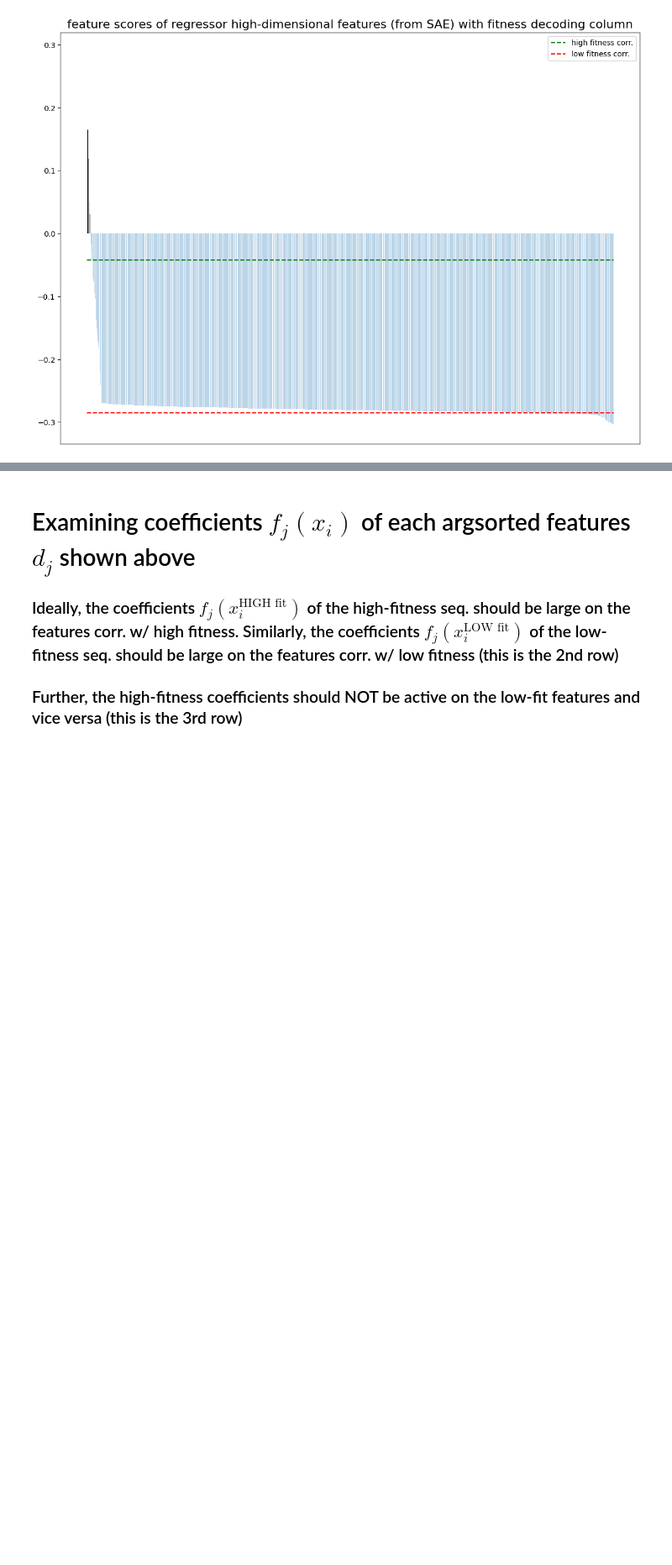
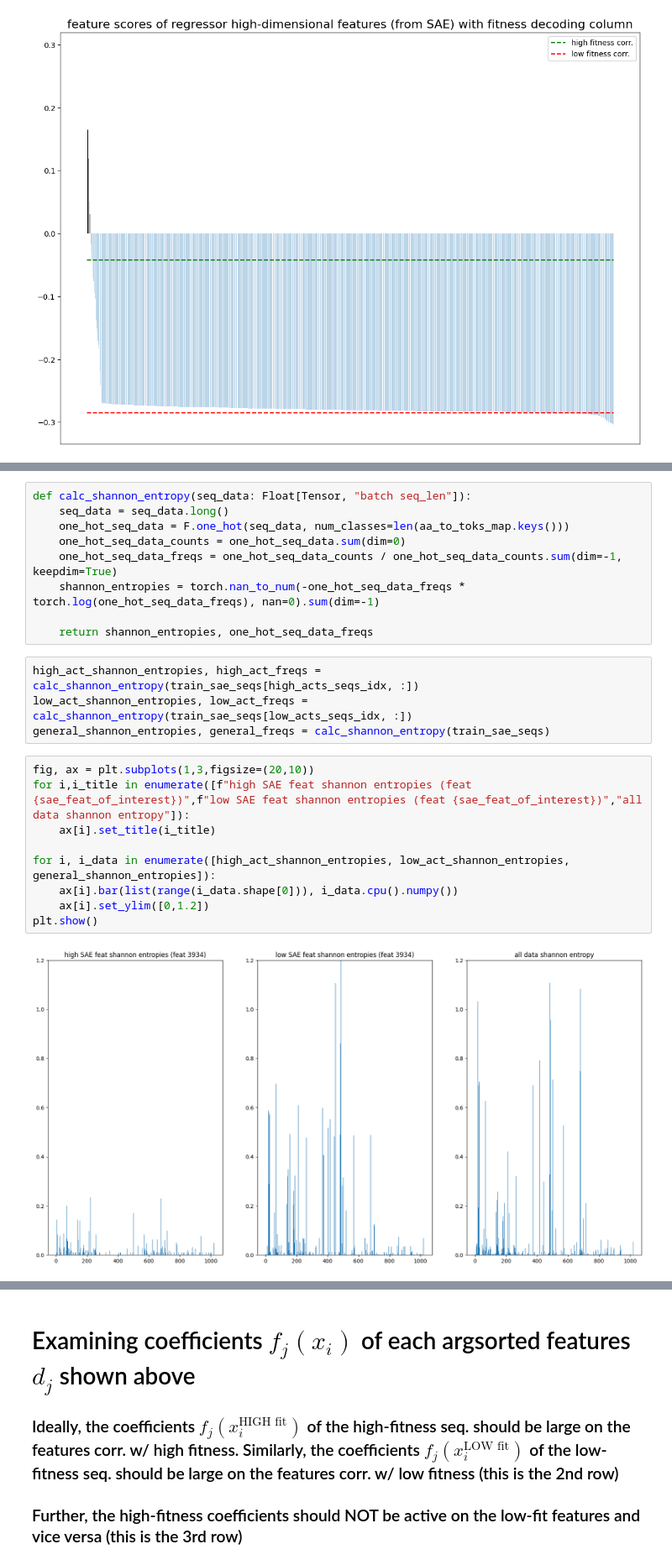
Before and after one commit to blab/mutational-embedding-vectors, a Jupyter notebook: notebooks/plm_circuits/ex21_covfit_SAE.ipynb, the cells around one changed output, grey strips where cells are left out. Shown at 84% size. Cells and saved outputs as stored; diff of their text form; blank space fills up the shorter version.

```diff
--- a/notebooks/plm_circuits/ex21_covfit_SAE.ipynb
+++ b/notebooks/plm_circuits/ex21_covfit_SAE.ipynb
@@ -552,0 +625,24 @@ plt.show()
+# %%
+def calc_shannon_entropy(seq_data: Float[Tensor, "batch seq_len"]):
+    seq_data = seq_data.long()
+    one_hot_seq_data = F.one_hot(seq_data, num_classes=len(aa_to_toks_map.keys()))
+    one_hot_seq_data_counts = one_hot_seq_data.sum(dim=0)
+    one_hot_seq_data_freqs = one_hot_seq_data_counts / one_hot_seq_data_counts.sum(dim=-1, keepdim=True)
+    shannon_entropies = torch.nan_to_num(-one_hot_seq_data_freqs * torch.log(one_hot_seq_data_freqs), nan=0).sum(dim=-1)
+
+    return shannon_entropies, one_hot_seq_data_freqs
+# %%
+high_act_shannon_entropies, high_act_freqs = calc_shannon_entropy(train_sae_seqs[high_acts_seqs_idx, :])
+low_act_shannon_entropies, low_act_freqs = calc_shannon_entropy(train_sae_seqs[low_acts_seqs_idx, :])
+general_shannon_entropies, general_freqs = calc_shannon_entropy(train_sae_seqs)
+# %%
+fig, ax = plt.subplots(1,3,figsize=(20,10))
+for i,i_title in enumerate([f"high SAE feat shannon entropies (feat {sae_feat_of_interest})",f"low SAE feat shannon entropies (feat {sae_feat_of_interest})","all data shannon entropy"]):
+    ax[i].set_title(i_title)
+
+for i, i_data in enumerate([high_act_shannon_entropies, low_act_shannon_entropies, general_shannon_entropies]):
+    ax[i].bar(list(range(i_data.shape[0])), i_data.cpu().numpy())
+    ax[i].set_ylim([0,1.2])
+plt.show()
+# %% [output]
+[figure, added]
```
Also changed, not shown: parts of 14 cells of this notebook.
